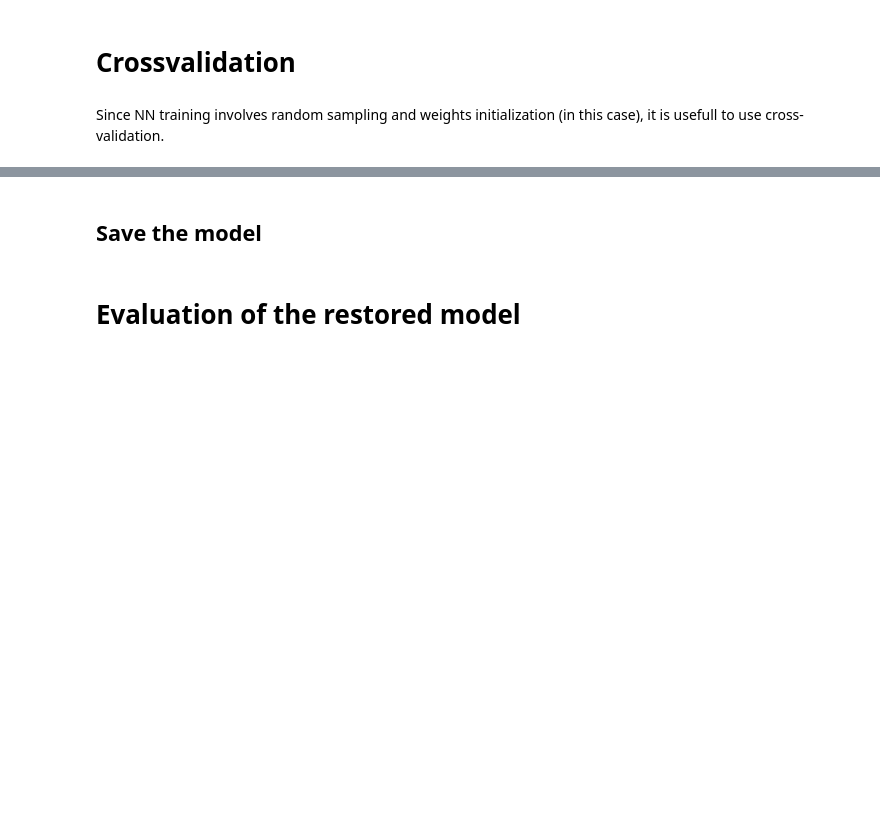
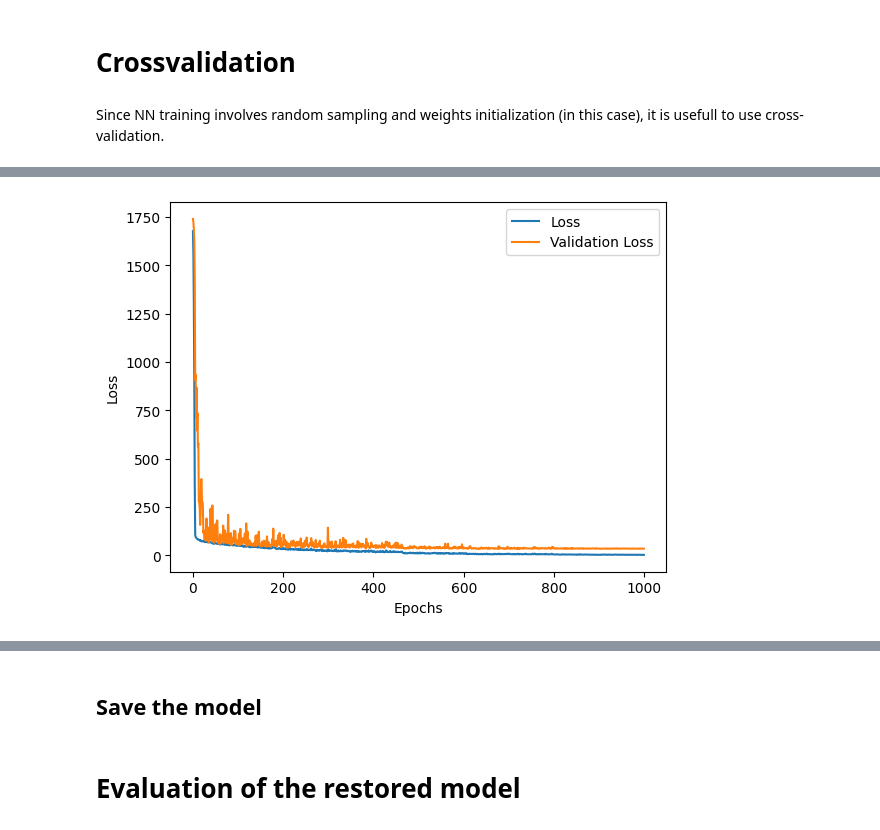
Before and after one commit to Melyyyy123/Explainable_CNN_for_spectral_data, a Jupyter notebook: code/sub_data/12_architectures.ipynb, the cells around one changed output, grey strips where cells are left out. Drawn from its saved outputs; the diff is of its cells as text; code cells hidden in the pictures; blank space fills up the shorter version.

Commit message:
optimized model for sub_1800 with scaling

```diff
--- a/code/sub_data/12_architectures.ipynb
+++ b/code/sub_data/12_architectures.ipynb
@@ -537,19 +627,16 @@ hts.plot_splits(groups)
 # %%
 def evaluations_of_models(features, labels, DenseN, DropoutR, C1_K, C1_S, C2_K, C2_S, C3_K, C3_S, seed=12345, epochs=100, years_in_group=100, validation_portion=0.01):
 
+    # batch_size = 128
     batch_size = 45
 
     x = np.array(features, dtype=np.float32)  # Convert to float32 upfront
     y_int = np.array(labels)
-    y = np.zeros(len(y_int), dtype=np.float32)  # Use float32
+    y = y_int.astype(np.float32)  # Use float32
+    y = decalculate_year(y)
 
     groups = calculate_groups(y_int, years_in_group)
     input_dim = 410
-
-    for i in range(len(y_int)):
-        y[i] = math.log(y_int[i])
-
-    print(y)
 
     # Ensure proper shape for CNN (add channel dimension if needed)
     if x.ndim == 2:
@@ -564,7 +651,7 @@ def evaluations_of_models(features, labels, DenseN, DropoutR, C1_K, C1_S, C2_K,
     # model, name = build_model_ensemble_plus(DenseN, DropoutR, C1_K, C1_S, C2_K, C2_S, C3_K, C3_S, input_dim)
     # model, name = build_model_resblocks(DenseN, DropoutR, C1_K, C1_S, C2_K, C2_S, C3_K, C3_S, input_dim)
     # model, name = build_model_resblocks_plus(DenseN, DropoutR, C1_K, C1_S, C2_K, C2_S, C3_K, C3_S, input_dim)
-    model, name = build_wood_age_incepresnet(DenseN, DropoutR, C1_K, C1_S, C2_K, C2_S, C3_K, C3_S, input_dim)
+    model, name = build_wood_age_incepresnet(DenseN, DropoutR, C1_K, C1_S, C2_K, C2_S, C3_K, C3_S, input_dim)  # best!
 
     # Define the number of folds for Cross-Validation
     hts = HarmonizedTimeSplit(validation_portion=validation_portion)
@@ -586,12 +673,12 @@ def evaluations_of_models(features, labels, DenseN, DropoutR, C1_K, C1_S, C2_K,
         tensorboard_callback = tf.keras.callbacks.TensorBoard(log_dir=tensorboard_log_dir)
 
         # Early stopping to prevent overfitting
-        early_stopping = tf.keras.callbacks.EarlyStopping(
-            monitor='val_loss',
-            patience=200,
-            restore_best_weights=True,
-            verbose=1
-        )
+        # early_stopping = tf.keras.callbacks.EarlyStopping(
+        #     monitor='val_loss',
+        #     patience=300,
+        #     restore_best_weights=True,
+        #     verbose=1
+        # )
 
         x_train_tensor = tf.gather(x_full_tensor, train_index)
         y_train_tensor = tf.gather(y_full_tensor, train_index)
@@ -622,9 +709,7 @@ def evaluations_of_models(features, labels, DenseN, DropoutR, C1_K, C1_S, C2_K,
 
         callbacks = [tensorboard_callback]
         callbacks += [create_lr_scheduler()]
-        callbacks += [early_stopping]
-
-        name += 'lrsch'
+        # callbacks += [early_stopping]
 
         history = model.fit(train_dataset_with_weights,
                             epochs=epochs,
@@ -710 +846,16 @@ for mdw in all_mwds:
+# %%
+plt.plot(bestMwd.history.history['loss'], label='Loss')
+plt.plot(bestMwd.history.history['val_loss'], label='Validation Loss')
+
+#plt.yscale('log')
+plt.ylabel('Loss')
+plt.xlabel('Epochs')
+plt.legend()
+# ax2 = plt.gca().twinx()
+# ax2.plot(bestMwd.history.history['learning_rate'], color='r')
+# ax2.set_ylabel('Learning Rate',color='r')
+
+Eval_of_model = plt.legend()
+# %% [output]
+[figure, added]
 # %%
```
Also changed, not shown: parts of 20 cells of this notebook, 10 other files.
